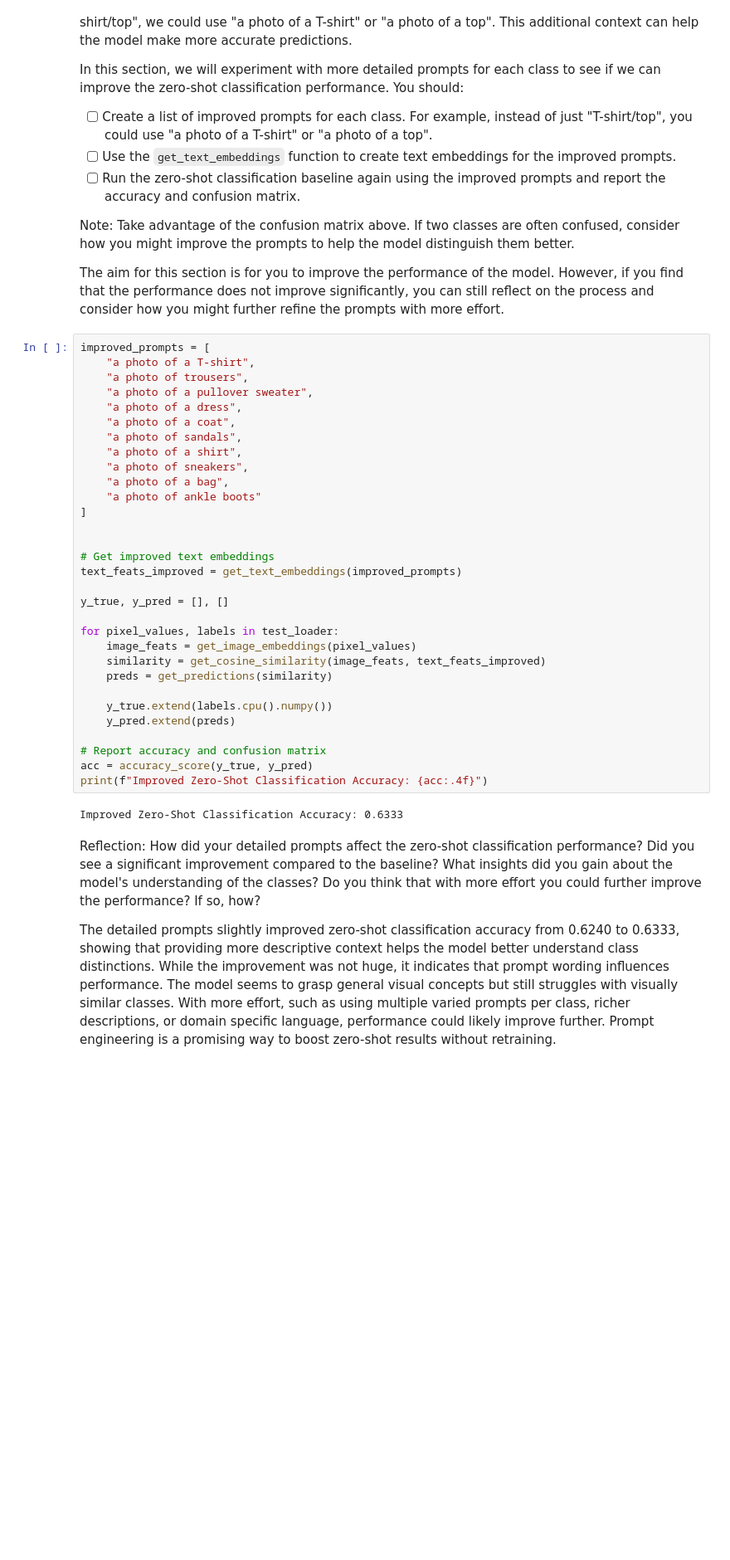
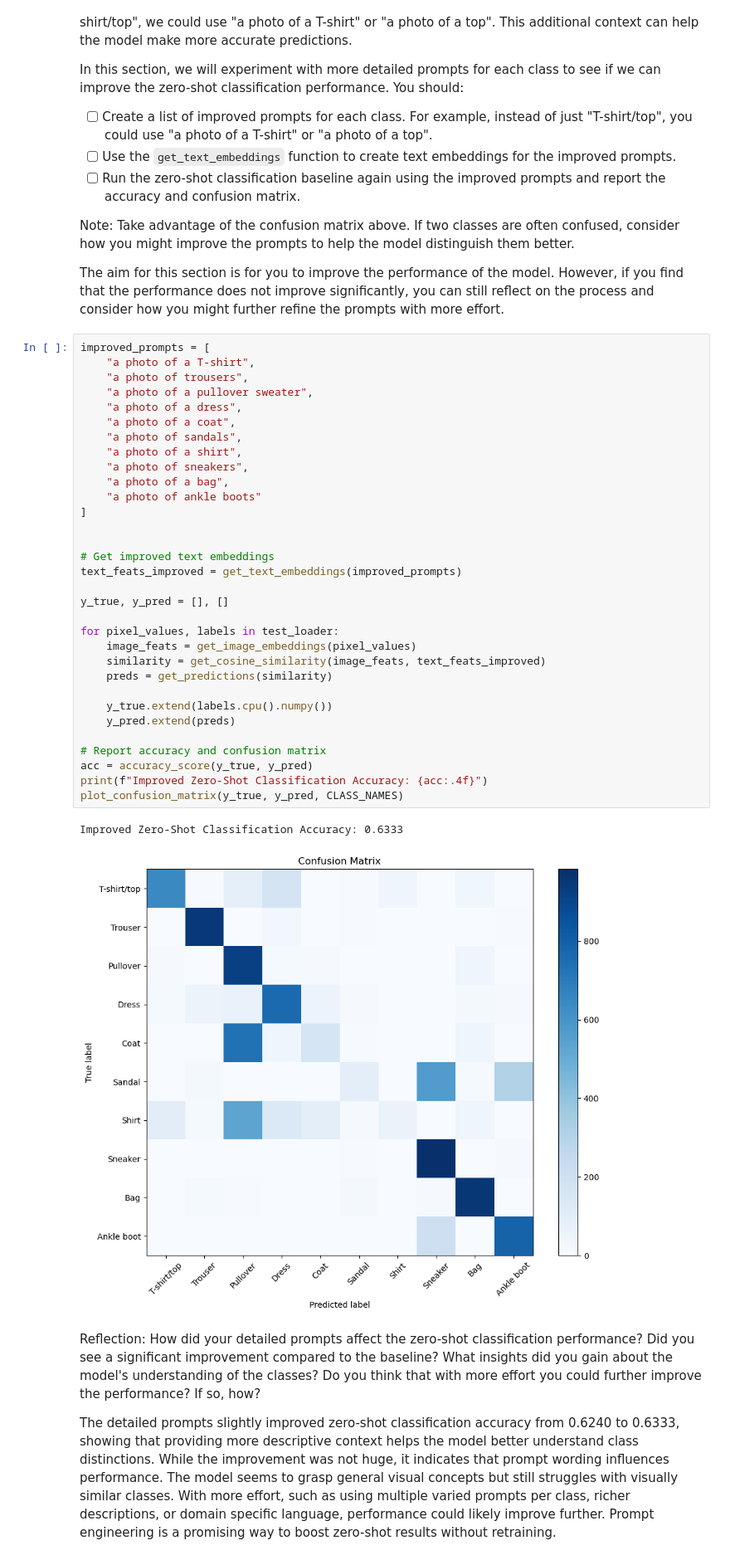
Before and after one commit to syedaghaali/deep_learning, a Jupyter notebook: 02_activities/assignments/assignment_2.ipynb, the cells around one changed output. Shown at 83% size. Cells and saved outputs as stored; diff of their text form; blank space fills up the shorter version.

```diff
--- a/02_activities/assignments/assignment_2.ipynb
+++ b/02_activities/assignments/assignment_2.ipynb
@@ -332,33 +330,35 @@ improved_prompts = [
     "a photo of trousers",
     "a photo of a pullover sweater",
     "a photo of a dress",
     "a photo of a coat",
     "a photo of sandals",
     "a photo of a shirt",
     "a photo of sneakers",
     "a photo of a bag",
     "a photo of ankle boots"
 ]
 
 
 # Get improved text embeddings
 text_feats_improved = get_text_embeddings(improved_prompts)
 
 y_true, y_pred = [], []
 
 for pixel_values, labels in test_loader:
     image_feats = get_image_embeddings(pixel_values)
     similarity = get_cosine_similarity(image_feats, text_feats_improved)
     preds = get_predictions(similarity)
 
     y_true.extend(labels.cpu().numpy())
     y_pred.extend(preds)
 
 # Report accuracy and confusion matrix
 acc = accuracy_score(y_true, y_pred)
 print(f"Improved Zero-Shot Classification Accuracy: {acc:.4f}")
+plot_confusion_matrix(y_true, y_pred, CLASS_NAMES)
 # %% [output]
 Improved Zero-Shot Classification Accuracy: 0.6333
+[figure, added]
 # %% [markdown]
 Reflection: How did your detailed prompts affect the zero-shot classification performance? Did you see a significant improvement compared to the baseline? What insights did you gain about the model's understanding of the classes? Do you think that with more effort you could further improve the performance? If so, how?
 
```
Also changed, not shown: parts of 2 cells of this notebook, 2 other files.
